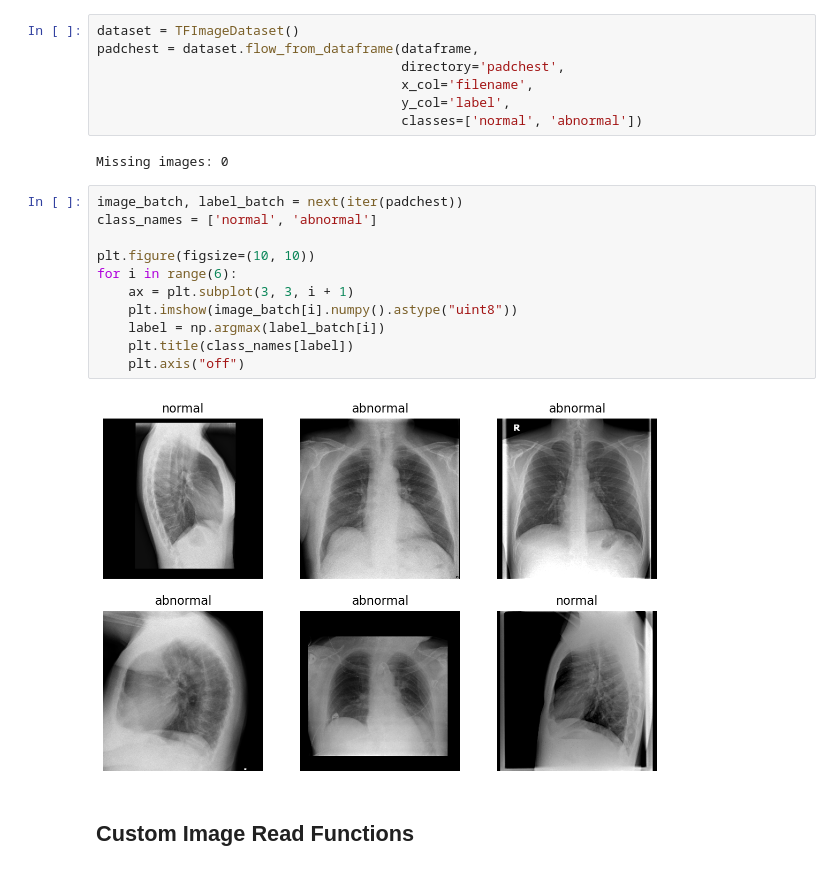
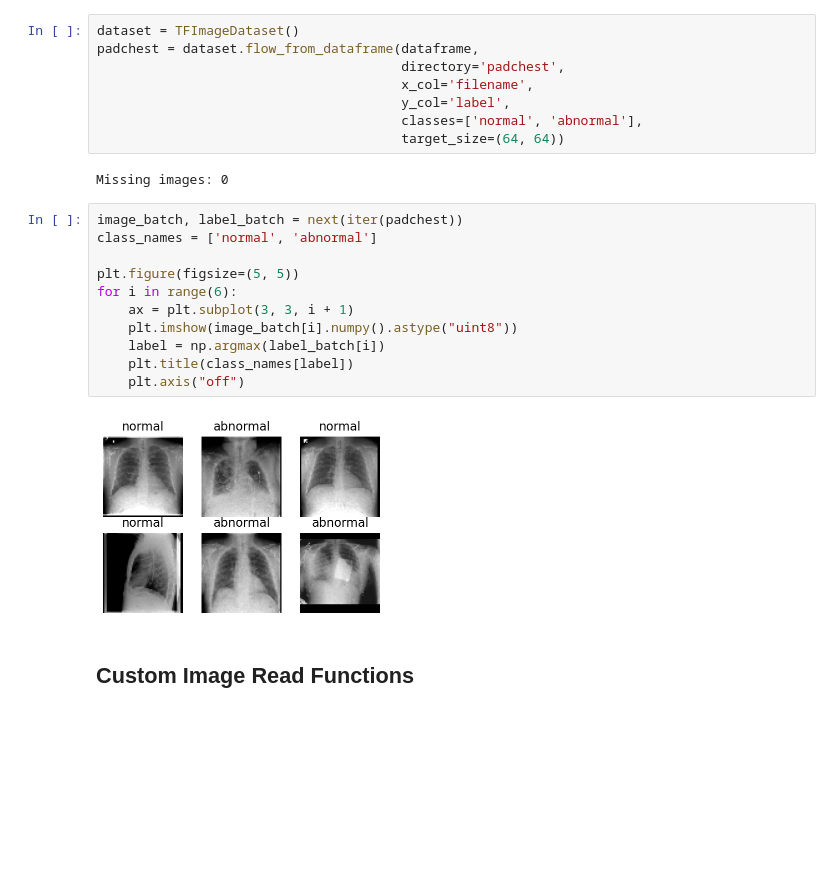
Before and after one commit to beringresearch/datasets, a Jupyter notebook: examples/Import Images from DataFrame.ipynb, the cells around one changed output. Saved outputs shown, nothing was run; the diff lists cells and outputs as text; blank space fills up the shorter version.

```diff
--- a/examples/Import Images from DataFrame.ipynb
+++ b/examples/Import Images from DataFrame.ipynb
@@ -30,22 +30,23 @@ padchest = dataset.flow_from_dataframe(dataframe,
                                        directory='padchest',
                                        x_col='filename',
                                        y_col='label',
-                                       classes=['normal', 'abnormal'])
+                                       classes=['normal', 'abnormal'],
+                                       target_size=(64, 64))
 # %% [output]
 Missing images: 0
 # %%
 image_batch, label_batch = next(iter(padchest))
 class_names = ['normal', 'abnormal']
 
-plt.figure(figsize=(10, 10))
+plt.figure(figsize=(5, 5))
 for i in range(6):
     ax = plt.subplot(3, 3, i + 1)
     plt.imshow(image_batch[i].numpy().astype("uint8"))
     label = np.argmax(label_batch[i])
     plt.title(class_names[label])
     plt.axis("off")
 # %% [output]
-[figure, old version]
+[figure, new version]
 # %% [markdown]
 ## Custom Image Read Functions
 # %%
```
Also changed, not shown: parts of 3 cells of this notebook, 2 other files.
